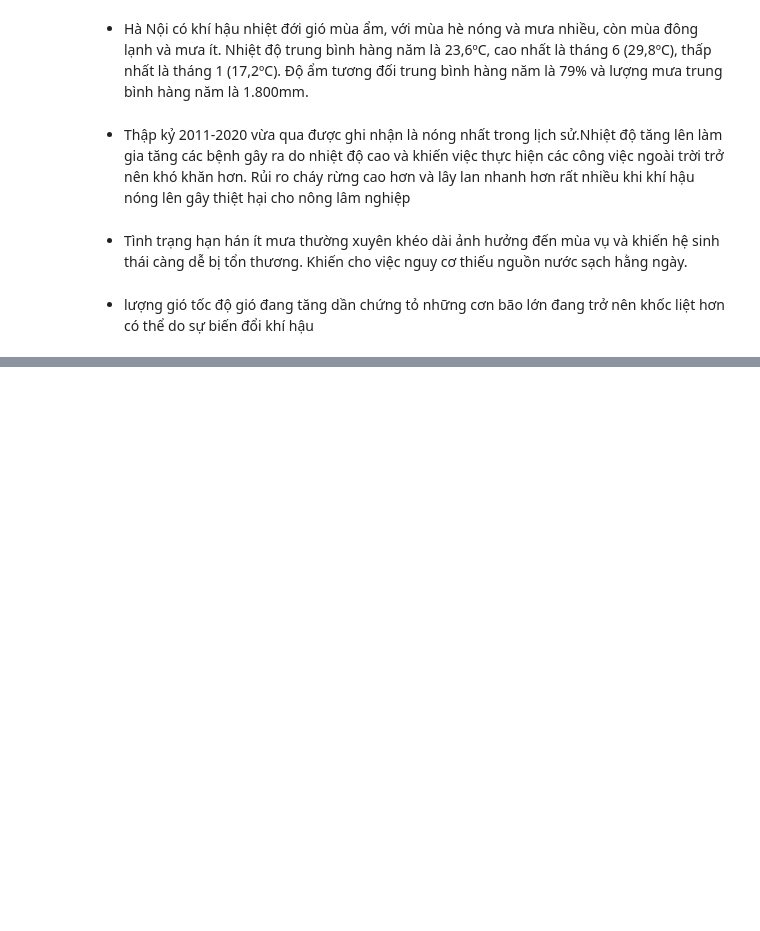
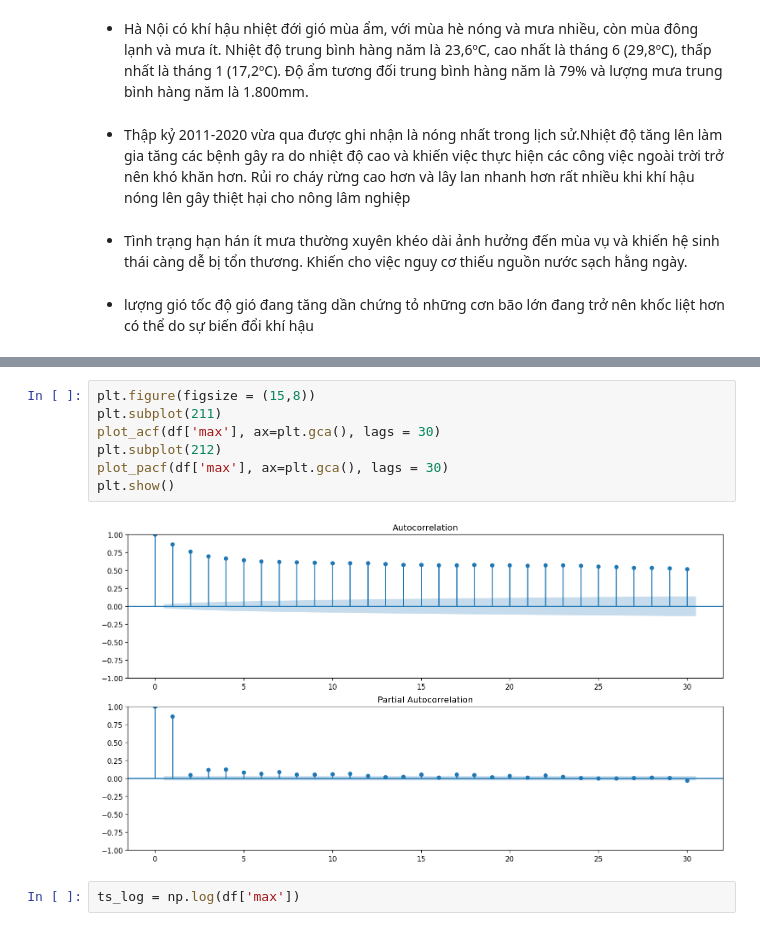
Before and after one commit to Truomghoccode/Bai-Tap-Lon, a Jupyter notebook: Climate_data_analysis.ipynb, the cells around one changed output, grey strips where cells are left out. Drawn from its saved outputs; the diff is of its cells as text; blank space fills up the shorter version.

```diff
--- a/Climate_data_analysis.ipynb
+++ b/Climate_data_analysis.ipynb
@@ -425,0 +494,11 @@ plt.show()
+# %%
+plt.figure(figsize = (15,8))
+plt.subplot(211)
+plot_acf(df['max'], ax=plt.gca(), lags = 30)
+plt.subplot(212)
+plot_pacf(df['max'], ax=plt.gca(), lags = 30)
+plt.show()
+# %% [output]
+[figure, added]
+# %%
+ts_log = np.log(df['max'])
```
Also changed, not shown: parts of 18 cells of this notebook.
